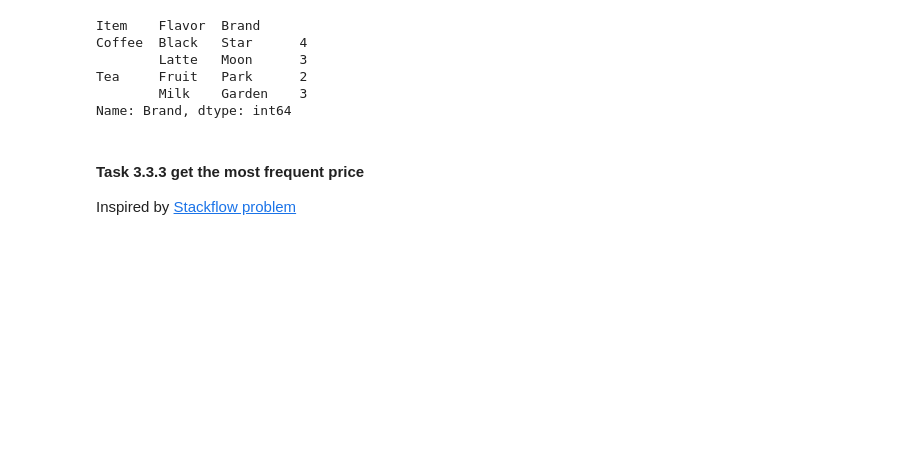
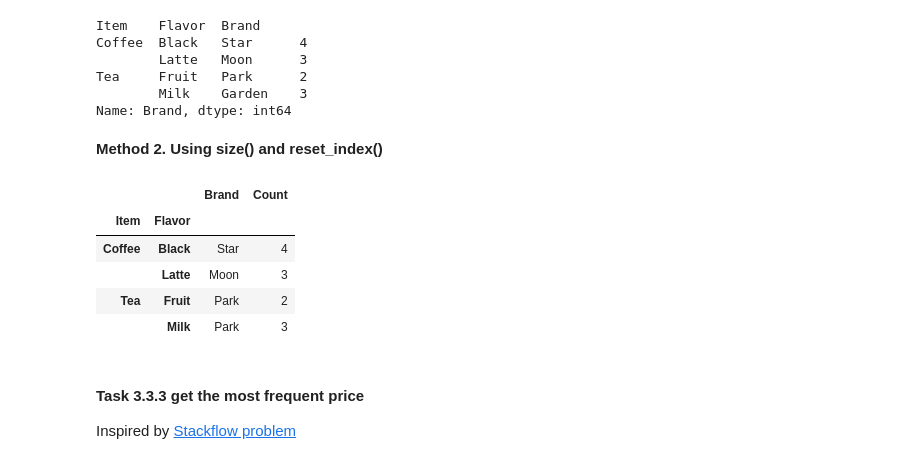
Before and after one commit to zigzagjie/Data-Science, a Jupyter notebook: Pandas/Groupby, Agg and Transform.ipynb, the cells around one changed output. Cells and saved outputs as stored; diff of their text form; code cells hidden in the pictures; blank space fills up the shorter version.

```diff
--- a/Pandas/Groupby, Agg and Transform.ipynb
+++ b/Pandas/Groupby, Agg and Transform.ipynb
@@ -250,6 +252,17 @@ Coffee  Black   Star      4
 Tea     Fruit   Park      2
         Milk    Garden    3
 Name: Brand, dtype: int64
+# %% [markdown]
+**Method 2. Using size() and reset_index()**
+# %%
+item.groupby(['Item','Flavor','Brand']).size().rename('Count').reset_index().groupby(['Item','Flavor']).max()
+# %% [output]
+|  |  | Brand | Count |
+| Item | Flavor |  |  |
+| Coffee | Black | Star | 4 |
+|  | Latte | Moon | 3 |
+| Tea | Fruit | Park | 2 |
+|  | Milk | Park | 3 |
 # %% [markdown]
 #### Task 3.3.3 get the most frequent price
 
```
Also changed, not shown: parts of 3 cells of this notebook.
